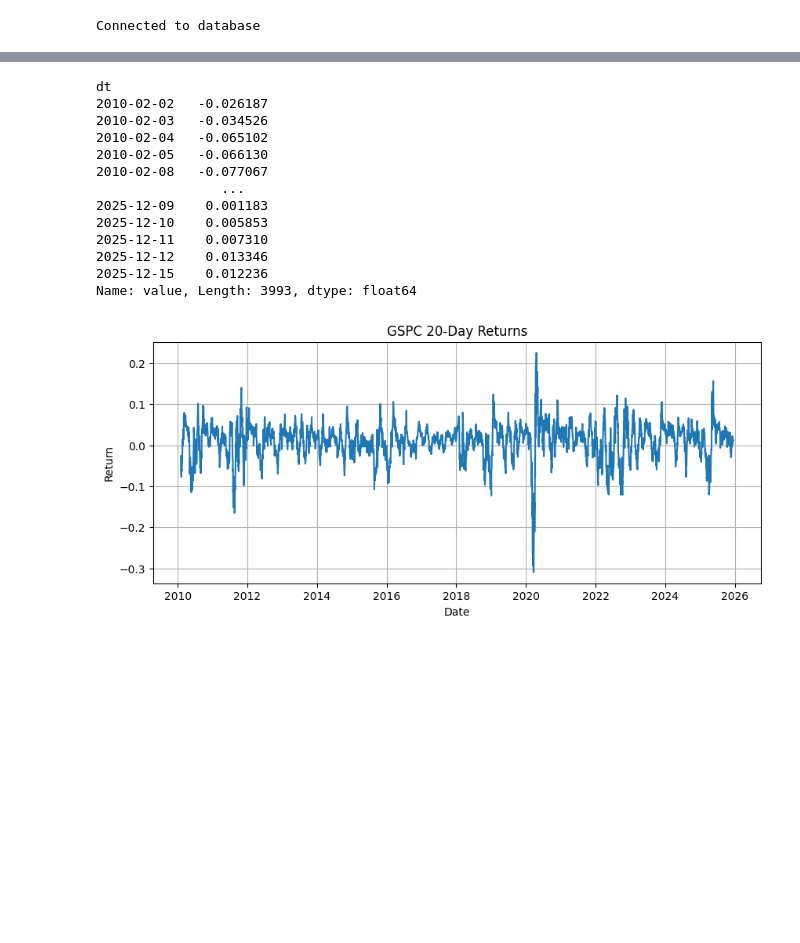
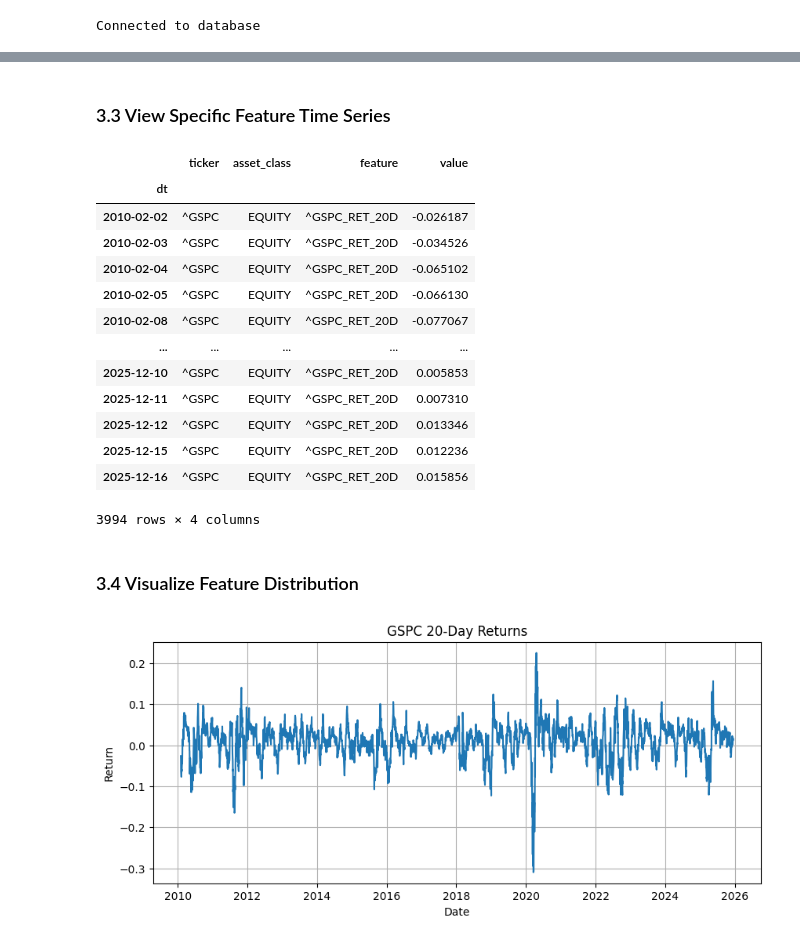
Before and after one commit to amitchell-thomson/macro-regime-engine, a Jupyter notebook: notebooks/feature_engineering.ipynb, the cells around one changed output, grey strips where cells are left out. Saved outputs shown, nothing was run; the diff lists cells and outputs as text; code cells hidden in the pictures; blank space fills up the shorter version.

```diff
--- a/notebooks/feature_engineering.ipynb
+++ b/notebooks/feature_engineering.ipynb
@@ -85,20 +107,26 @@ Unique features: ['^GSPC_LEVEL' '^GSPC_RET_1D' '^GSPC_RET_5D' '^GSPC_RET_20D'
 | 2010-01-13 | ^GSPC | EQUITY | ^GSPC_LEVEL | 1145.680054 |
 | 2010-01-14 | ^GSPC | EQUITY | ^GSPC_LEVEL | 1148.459961 |
 | 2010-01-15 | ^GSPC | EQUITY | ^GSPC_LEVEL | 1136.030029 |
+# %% [markdown]
+### 3.3 View Specific Feature Time Series
 # %%
-features[features['feature'] == '^GSPC_RET_20D']['value']
+# Extract 20-day returns for inspection
+features[features['feature'] == '^GSPC_RET_20D']
 # %% [output]
+|  | ticker | asset_class | feature | value |
+| dt |  |  |  |  |
+| 2010-02-02 | ^GSPC | EQUITY | ^GSPC_RET_20D | -0.026187 |
+| 2010-02-03 | ^GSPC | EQUITY | ^GSPC_RET_20D | -0.034526 |
+| 2010-02-04 | ^GSPC | EQUITY | ^GSPC_RET_20D | -0.065102 |
+| 2010-02-05 | ^GSPC | EQUITY | ^GSPC_RET_20D | -0.066130 |
+| 2010-02-08 | ^GSPC | EQUITY | ^GSPC_RET_20D | -0.077067 |
+| ... | ... | ... | ... | ... |
+| 2025-12-10 | ^GSPC | EQUITY | ^GSPC_RET_20D | 0.005853 |
+| 2025-12-11 | ^GSPC | EQUITY | ^GSPC_RET_20D | 0.007310 |
+| 2025-12-12 | ^GSPC | EQUITY | ^GSPC_RET_20D | 0.013346 |
+| 2025-12-15 | ^GSPC | EQUITY | ^GSPC_RET_20D | 0.012236 |
+| 2025-12-16 | ^GSPC | EQUITY | ^GSPC_RET_20D | 0.015856 |
-dt
-2010-02-02   -0.026187
-2010-02-03   -0.034526
-2010-02-04   -0.065102
-2010-02-05   -0.066130
-2010-02-08   -0.077067
-                ...
-2025-12-09    0.001183
-2025-12-10    0.005853
-2025-12-11    0.007310
-2025-12-12    0.013346
-2025-12-15    0.012236
-Name: value, Length: 3993, dtype: float64
+3994 rows × 4 columns
+# %% [markdown]
+### 3.4 Visualize Feature Distribution
 # %%
```
Also changed, not shown: parts of 32 cells of this notebook, 2 other files.
